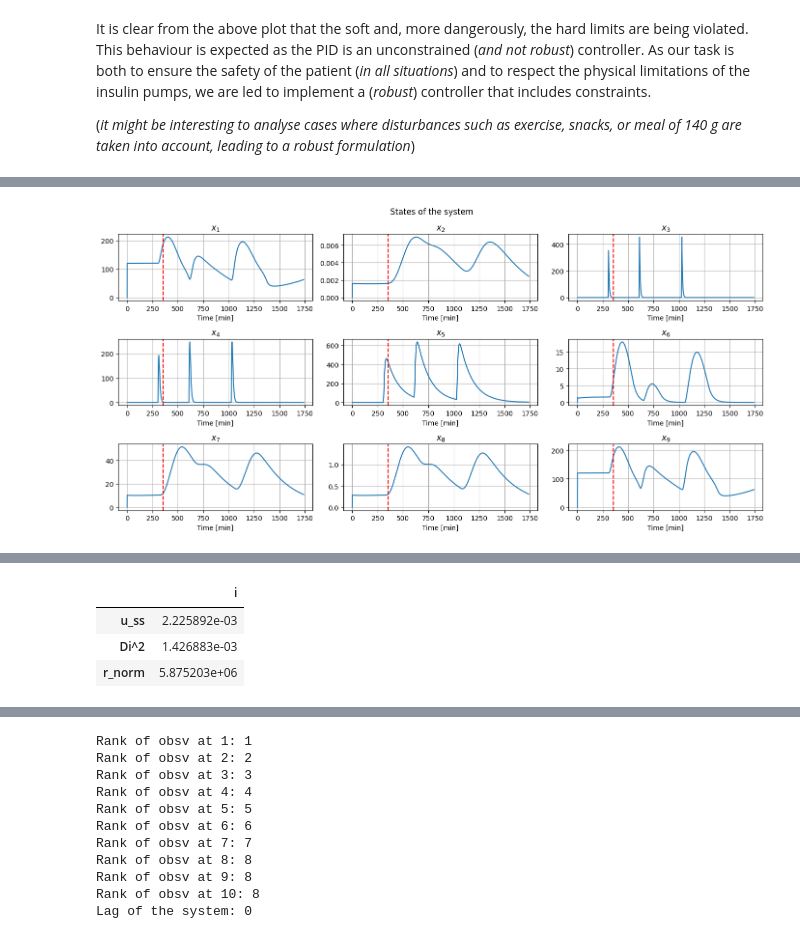
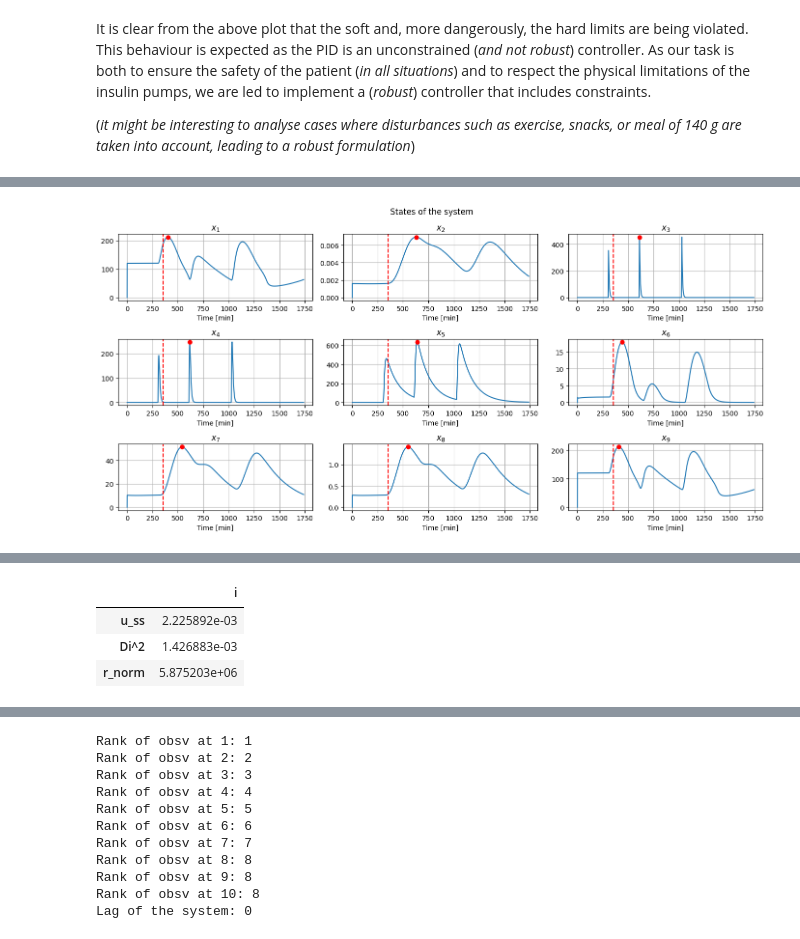
Before and after one commit to Jackmastro/MPC_DeePC_COCO, a Jupyter notebook: COCO2024project_GiacomoMastroddi.ipynb, the cells around one changed output, grey strips where cells are left out. Saved outputs shown, nothing was run; the diff lists cells and outputs as text; code cells hidden in the pictures.

```diff
--- a/COCO2024project_GiacomoMastroddi.ipynb
+++ b/COCO2024project_GiacomoMastroddi.ipynb
@@ -863,39 +853,46 @@ for i in range(9):
     axs[i//3, i%3].set_xlabel('Time [min]')
     axs[i//3, i%3].grid()
     axs[i//3, i%3].axvline(x=time_180, color='r', linestyle='--', label=r'$x_9 = 180$ mg/dl')
+
+    # Find the index and value of the maximum point in the state array
+    max_index = np.argmax(states[:, i])
+    max_value = states[max_index, i]
+
+    # Plot a red dot at the maximum value
+    axs[i//3, i%3].plot(time_simulation[max_index], max_value, 'ro')
 
 plt.tight_layout()
 plt.show()
 plt.close()
 
 # For Q (and S)
 xss = pid_controller.xss
 
 column_names = [f'x{i}' for i in range(1, len(xss) + 1)]
 df_x = pd.DataFrame((xss).reshape(-1,9), columns=column_names, index=['x_ss'])
 
 x_max = np.max(pid_controller.x, axis=0)
 
 df_x = pd.concat([df_x, pd.DataFrame((x_max).reshape(-1,9), columns=column_names, index=['x_max'])])
 df_x = pd.concat([df_x, pd.DataFrame((x_max - xss).reshape(-1,9), columns=column_names, index=['Dx'])])
 delta_x_square = (x_max - xss)**2
 df_x = pd.concat([df_x, pd.DataFrame(delta_x_square.reshape(-1,9), columns=column_names, index=['Dx^2'])])
 normalization_Q = delta_x_square[8] / delta_x_square
 df_x = pd.concat([df_x, pd.DataFrame(normalization_Q.reshape(-1,9), columns=column_names, index=['Q_norm'])])
 display(df_x)
 
 # For r
 uss = pid_controller.uss
 
 df_i = pd.DataFrame(uss, columns=['i'], index=['u_ss'])
 
 delta_i_square = (0.04 - uss)**2
 df_i = pd.concat([df_i, pd.DataFrame(delta_i_square, columns=['i'], index=['Di^2'])])
 normalization_r = delta_x_square[8] / delta_i_square
 df_i = pd.concat([df_i, pd.DataFrame(normalization_r, columns=['i'], index=['r_norm'])])
 display(df_i)
 # %% [output]
-[figure, old version]
+[figure, new version]
 |  | x1 | x2 | x3 | x4 | x5 | x6 | x7 | x8 | x9 |
 | x_ss | 120.000000 | 1.601439e-03 | 0.000000 | 0.000000 | 0.000000 | 1.508147 | 10.273468 | 0.282689 | 120.000000 |
 | x_max | 212.109026 | 6.922945e-03 | 453.944180 | 247.563177 | 635.803343 | 17.874357 | 51.505054 | 1.413693 | 211.559972 |
```
Also changed, not shown: parts of 21 cells of this notebook, 1 other file.
